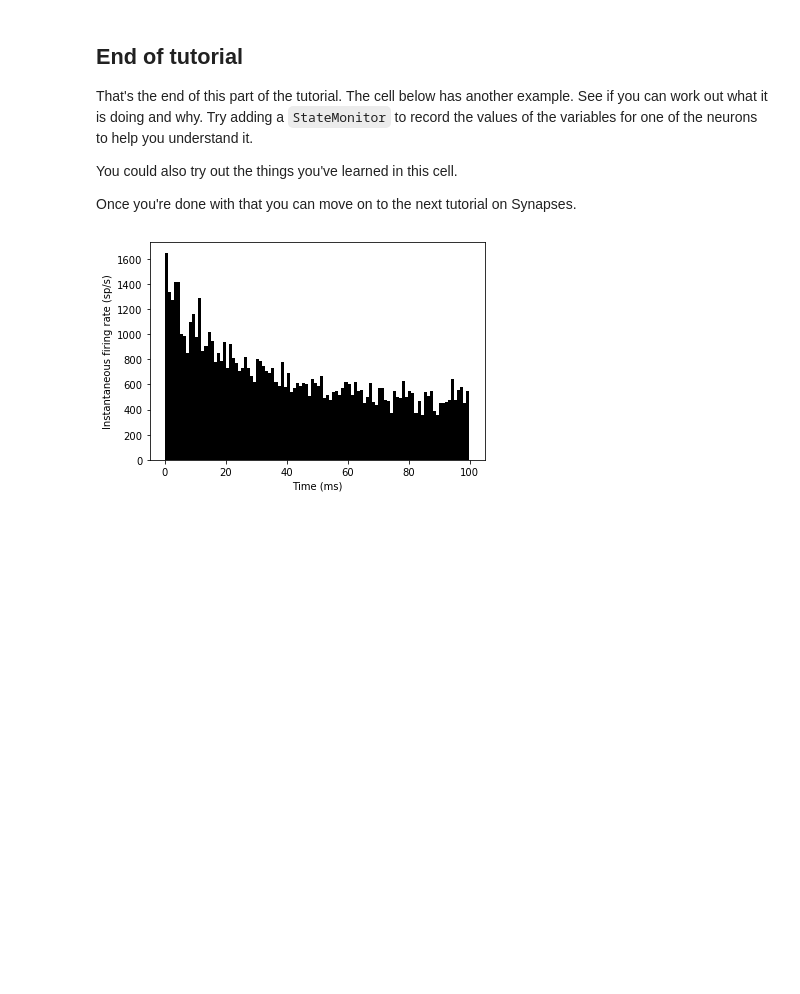
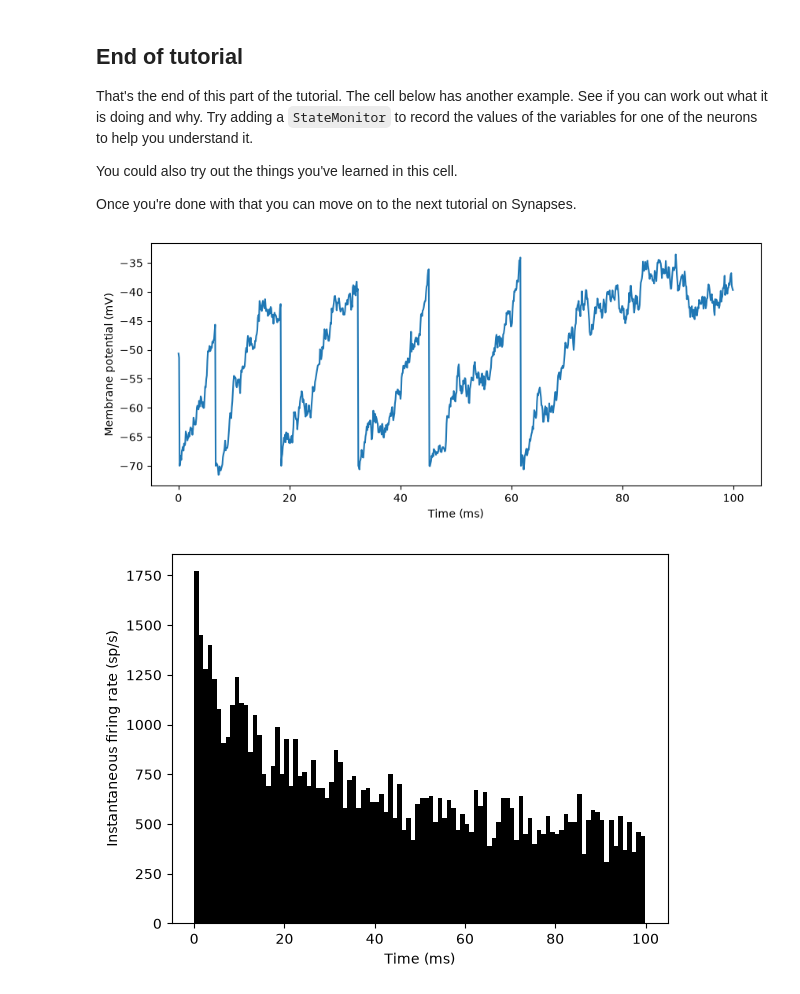
Before and after one commit to K4ffeMan/d7064e, a Jupyter notebook: 1-intro-to-brian-neurons.ipynb, the cells around one changed output. Cells and saved outputs as stored; diff of their text form; code cells hidden in the pictures; blank space fills up the shorter version.

```diff
--- a/1-intro-to-brian-neurons.ipynb
+++ b/1-intro-to-brian-neurons.ipynb
@@ -430,31 +434,39 @@ tau = 10*ms
 vr = -70*mV
 vt0 = -50*mV
 delta_vt0 = 5*mV
 tau_t = 100*ms
 sigma = 0.5*(vt0-vr)
 v_drive = 2*(vt0-vr)
 duration = 100*ms
 
 eqs = '''
 dv/dt = (v_drive+vr-v)/tau + sigma*xi*tau**-0.5 : volt
 dvt/dt = (vt0-vt)/tau_t : volt
 '''
 
 reset = '''
 v = vr
 vt += delta_vt0
 '''
 
 G = NeuronGroup(N, eqs, threshold='v>vt', reset=reset, refractory=5*ms, method='euler')
 spikemon = SpikeMonitor(G)
+# Record variable v from neuron 0
+M = StateMonitor(G, 'v', record=0)
 
 G.v = 'rand()*(vt0-vr)+vr'
 G.vt = vt0
 
 run(duration)
+figure(figsize=(10, 4))
+plot(M.t/ms, M.v[0]/mV)
+xlabel('Time (ms)')
+ylabel('Membrane potential (mV)')
+show()
 
 _ = hist(spikemon.t/ms, 100, histtype='stepfilled', facecolor='k', weights=list(ones(len(spikemon))/(N*defaultclock.dt)))
 xlabel('Time (ms)')
 ylabel('Instantaneous firing rate (sp/s)');
 # %% [output]
-[figure, old version]
+[figure, new version]
+[figure, added]
```
Also changed, not shown: parts of 17 cells of this notebook.
